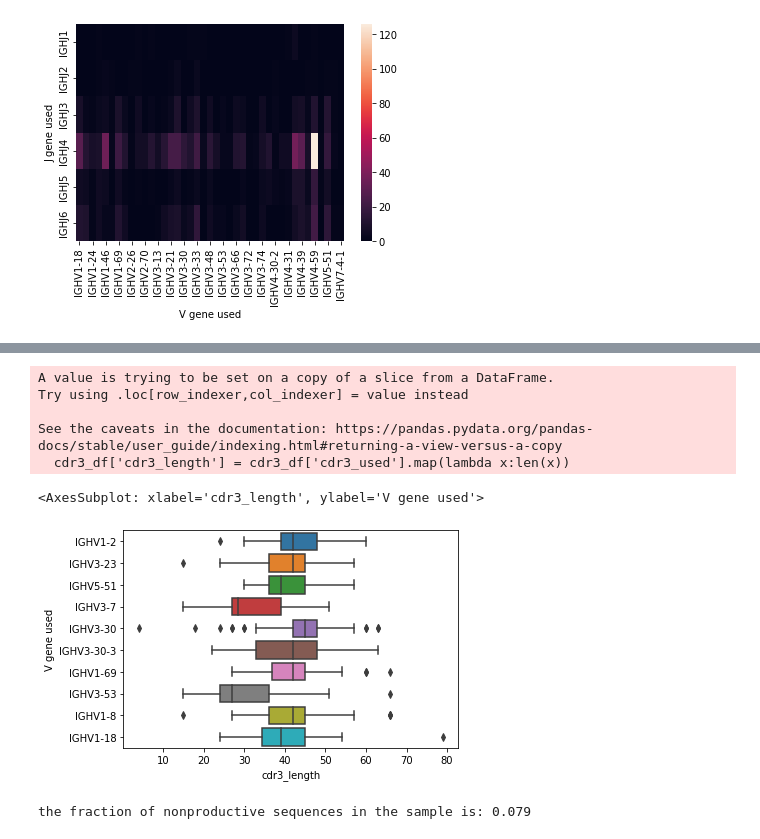
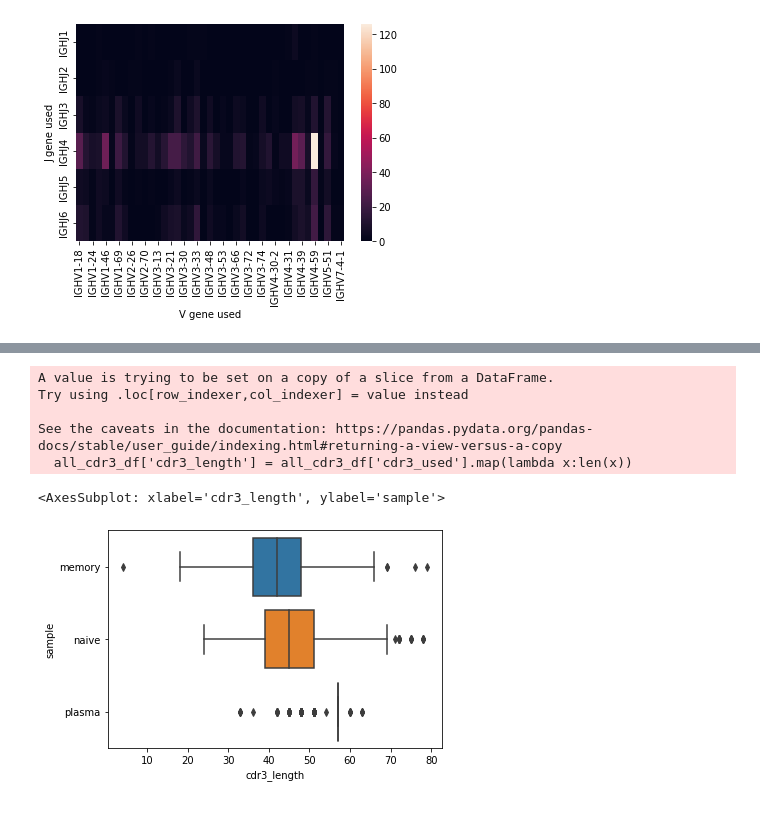
Before and after one commit to jchan58/hw1_immunogenetics, a Jupyter notebook: heatmap.ipynb, the cells around one changed output, grey strips where cells are left out. Cells and saved outputs as stored; diff of their text form; code cells hidden in the pictures.

Commit message:
worked on part 2

```diff
--- a/heatmap.ipynb
+++ b/heatmap.ipynb
@@ -128,5 +131,6 @@ naive_heatmap = sns.heatmap(naive_heatmap_data)
 # %%
 #this is 1.1 for the plasma sample
 plasma_df = pd.read_csv("/Users/Joey_Chan/hw1_immunogenetics/plasma.csv", sep="\t")
-print(plasma_df)
+plasma_df['sample'] = plasma_df['j_call'].map(lambda x: 'plasma')
+print(plasma_df['sample'])
 # %% [output]
@@ -259,0 +282,10 @@ sns.boxplot(data = SHM_rate_df, x = "SHM_rate", y = 'V gene used')
+# %%
+# problem 1.2 plasma
+V_genes_used = plasma_problem1['V gene used'].value_counts().sort_values(ascending=False)
+print(V_genes_used[:10])
+
+print("Top Ten V genes used in Plasma Cell Dataset: ")
+
+top_ten_V_genes_plasma_array = ["IGHV3-7", "IGHV2-26", "IGHV3-30", "IGHV3-21", "IGHV1-2", "IGHV4-59", "IGHV5-10-1", "IGHV1-69", "IGHV4-39", "IGHV4-34"]
+for x in top_ten_V_genes_plasma_array:
+    print(naive_problem1[naive_problem1['V gene used'] == x])
@@ -259,0 +387,6 @@ sns.boxplot(data = SHM_rate_df, x = "SHM_rate", y = 'V gene used')
+# %%
+#part 2.1
+data_list = [memory_df, naive_df, plasma_df]
+all_three_df = pd.concat(data_list, ignore_index=True)
+all_three_df = all_three_df.dropna()
+print(all_three_df['sample'])
@@ -259,0 +406,13 @@ sns.boxplot(data = SHM_rate_df, x = "SHM_rate", y = 'V gene used')
+# %%
+part_2_df = pd.DataFrame()
+#we are taking our filtered dataframe and now creating another data frame that contains the v gene and j genes used. We are splitting the gene name from the allele name because two different alleles can still mean the same gene
+part_2_df['V gene used'] = all_three_df['v_call'].map(lambda gene: gene.split('*')[0])
+part_2_df['J gene used'] = all_three_df['j_call'].map(lambda gene: gene.split('*')[0])
+part_2_df['cdr3_used'] = all_three_df['cdr3']
+part_2_df['SHM_rate'] = all_three_df['v_identity'].map(lambda x:(100-x)/100)
+part_2_df['productive'] = all_three_df['productive']
+#create a new collumn that represents value (1 occurance per combo)
+#it should be the same length as the v and j gene collums (they are the same length)
+part_2_df['Value'] = np.ones(len(part_2_df['J gene used']))
+part_2_df['sample'] = all_three_df['sample']
+print(part_2_df)
@@ -260,25 +459,17 @@ sns.boxplot(data = SHM_rate_df, x = "SHM_rate", y = 'V gene used')
 # %%
-# problem 1.3
+# problem 2.2
 
-cdr3_df = memory_problem1[['V gene used', 'cdr3_used']]
-cdr3_df['cdr3_length'] = cdr3_df['cdr3_used'].map(lambda x:len(x))
-cdr3_df = cdr3_df.loc[cdr3_df['V gene used'].isin(["IGHV3-23", "IGHV3-30", "IGHV3-7", "IGHV1-2", "IGHV1-18", "IGHV5-51", "IGHV1-69", "IGHV1-8", "IGHV3-30-3", "IGHV3-53"])]
-sns.boxplot(data = cdr3_df, x = "cdr3_length", y = 'V gene used')
+all_cdr3_df = part_2_df[['sample', 'cdr3_used']]
+all_cdr3_df['cdr3_length'] = all_cdr3_df['cdr3_used'].map(lambda x:len(x))
+#cdr3_df = cdr3_df.loc[cdr3_df['V gene used'].isin(["IGHV3-23", "IGHV3-30", "IGHV3-7", "IGHV1-2", "IGHV1-18", "IGHV5-51", "IGHV1-69", "IGHV1-8", "IGHV3-30-3", "IGHV3-53"])]
+sns.boxplot(data = all_cdr3_df, x = "cdr3_length", y = 'sample')
+
+# plasma cells encounter the most amount of antigen, so they undergo rapid mutation, so their CDR3 lengths differ greatly. CDR3 regions are also highly mutable because they represent antigen binding site.
 # %% [output]
 A value is trying to be set on a copy of a slice from a DataFrame.
 Try using .loc[row_indexer,col_indexer] = value instead
 
 See the caveats in the documentation: https://pandas.pydata.org/pandas-docs/stable/user_guide/indexing.html#returning-a-view-versus-a-copy
-  cdr3_df['cdr3_length'] = cdr3_df['cdr3_used'].map(lambda x:len(x))
+  all_cdr3_df['cdr3_length'] = all_cdr3_df['cdr3_used'].map(lambda x:len(x))
-<AxesSubplot: xlabel='cdr3_length', ylabel='V gene used'>
+<AxesSubplot: xlabel='cdr3_length', ylabel='sample'>
-[figure, old version]
+[figure, new version]
-# %%
-#1.4 memory data
-productive_memory = pd.DataFrame
-productive_memory = memory_problem1[['V gene used', 'productive']]
-#productive_memory = productive_memory.loc[productive_memory['V gene used'].isin(["IGHV3-23", "IGHV3-30", "IGHV3-7", "IGHV1-2", "IGHV1-18", "IGHV5-51", "IGHV1-69", "IGHV1-8", "IGHV3-30-3", "IGHV3-53"])]
-count = productive_memory.productive.value_counts()
-fraction_nonproductive = count[1]/(count[0] + count[1])
-print("the fraction of nonproductive sequences in the sample is: " + str(fraction_nonproductive))
-# %% [output]
-the fraction of nonproductive sequences in the sample is: 0.079
```
Also changed, not shown: parts of 30 cells of this notebook.
